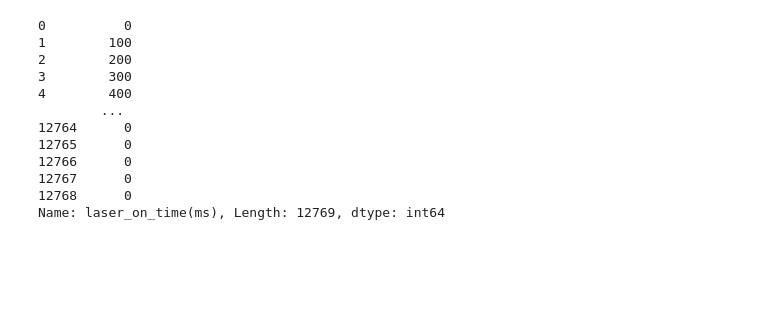
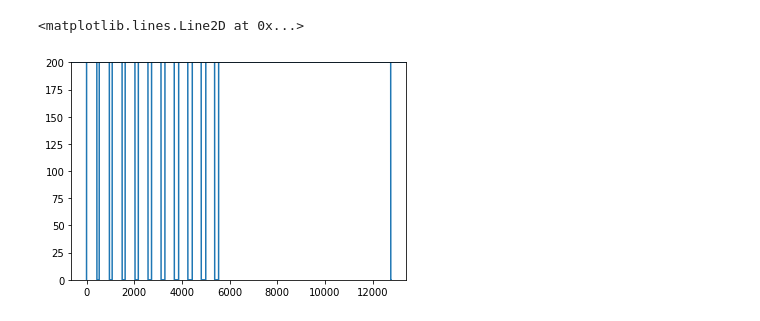
Before and after one commit to sw580844/ngif_romar, a Jupyter notebook: notebooks/2021-11-07 pca-t2.ipynb, the cells around one changed output. Saved outputs shown, nothing was run; the diff lists cells and outputs as text; code cells hidden in the pictures; blank space fills up the shorter version.

```diff
--- a/notebooks/2021-11-07 pca-t2.ipynb
+++ b/notebooks/2021-11-07 pca-t2.ipynb
@@ -26,18 +26,10 @@ dataset_path = os.path.join("..", "data", "SN2", "20201001_1739_")
 logfile_path = os.path.join(dataset_path, "Data.dat")
 meta_dict, data_df = tools.read_data(logfile_path)
 data_df = tools.post_process_log_data(data_df)
-# %%
-data_df['laser_on_time(ms)']
-# %% [output]
-0          0
-1        100
-2        200
-3        300
-4        400
-        ...
-12764      0
-12765      0
-12766      0
-12767      0
-12768      0
-Name: laser_on_time(ms), Length: 12769, dtype: int64
+# %%
+plt.plot(data_df['laser_on_time(ms)'])
+plt.ylim([0,200])
+plt.axhline(200)
+# %% [output]
+<matplotlib.lines.Line2D at 0x...>
+[figure, added]
```
Also changed, not shown: parts of 6 cells of this notebook.
